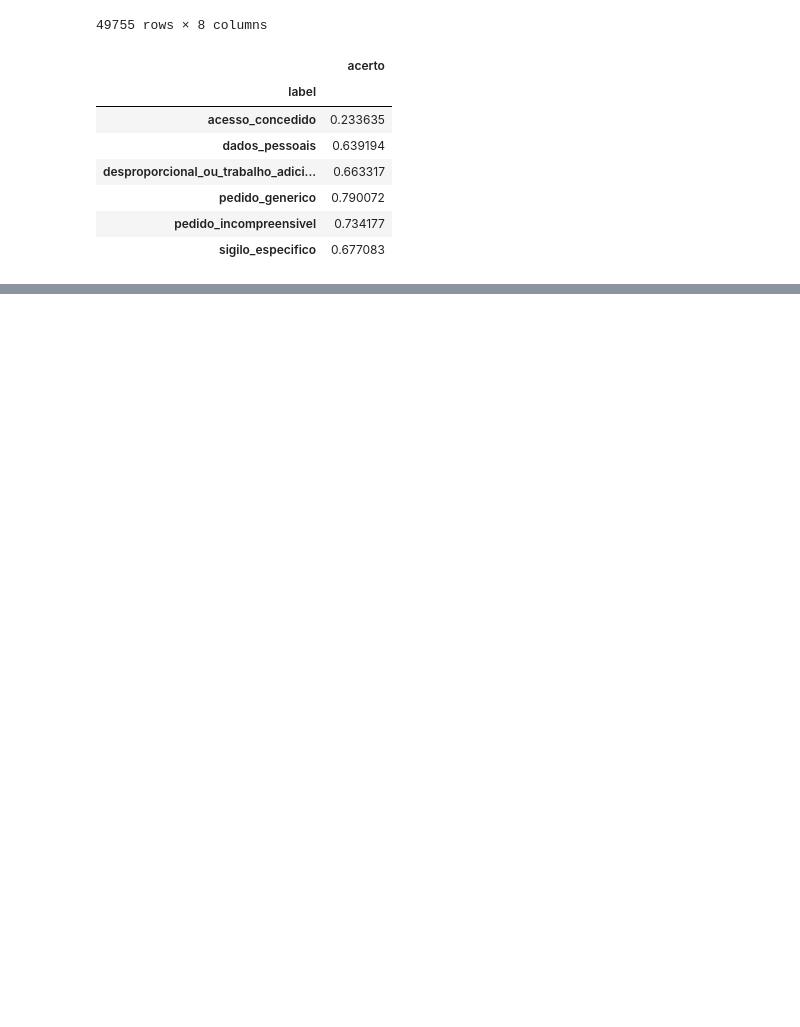
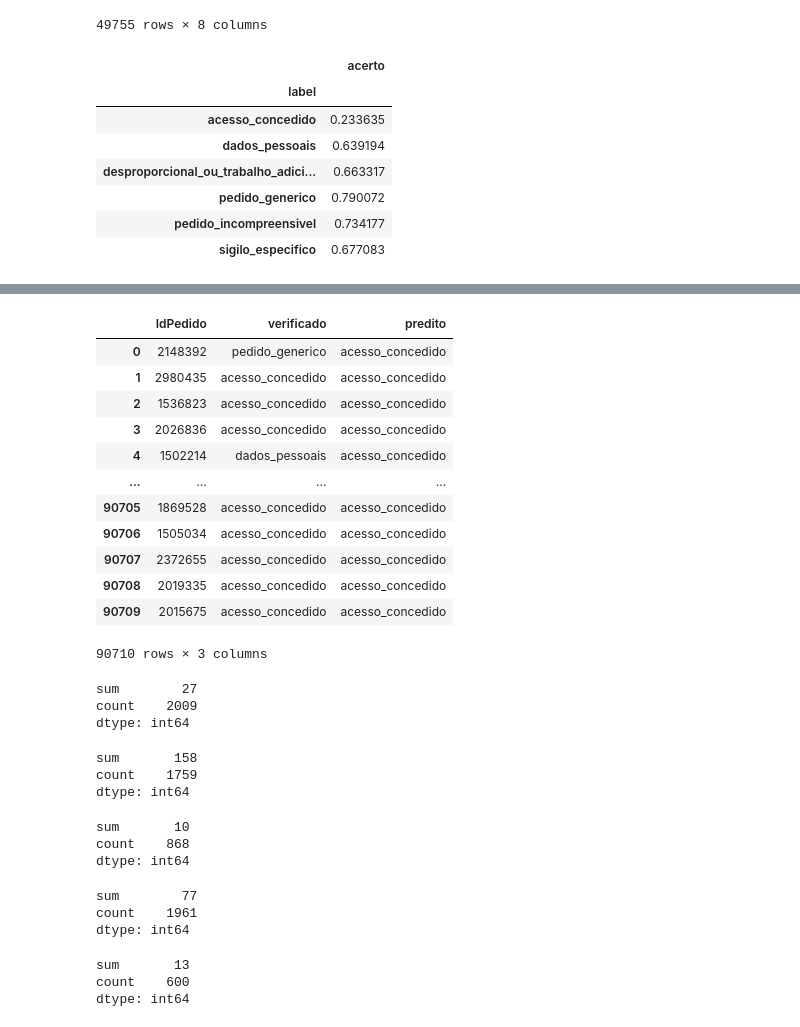
Before and after one commit to bcbernardo/anaLAIzer, a Jupyter notebook: notebooks/classifier.ipynb, the cells around one changed output, grey strips where cells are left out. Saved outputs shown, nothing was run; the diff lists cells and outputs as text; code cells hidden in the pictures; blank space fills up the shorter version.

```diff
--- a/notebooks/classifier.ipynb
+++ b/notebooks/classifier.ipynb
@@ -548,0 +596,5 @@ requests_2021.groupby("label").agg({"acerto": lambda group: sum(group)/len(group
+# %%
+X_train = pd.read_hdf(MID_DATA_DIR / "features.train.hd5", key="X_train")
+X_test = pd.read_hdf(MID_DATA_DIR / "features.test.hd5", key="X_test")
+y_train = pd.read_hdf(MID_DATA_DIR / "labels.train.hd5", key="y_train")
+y_test = pd.read_hdf(MID_DATA_DIR / "labels.test.hd5", key="y_test")
@@ -548,0 +664,47 @@ requests_2021.groupby("label").agg({"acerto": lambda group: sum(group)/len(group
+# %%
+comparison = pd.concat([y_test.rename("verificado").reset_index(), pd.Series(y_hat, name="predito")], axis=1)
+comparison
+# %% [output]
+|  | IdPedido | verificado | predito |
+| 0 | 2148392 | pedido_generico | acesso_concedido |
+| 1 | 2980435 | acesso_concedido | acesso_concedido |
+| 2 | 1536823 | acesso_concedido | acesso_concedido |
+| 3 | 2026836 | acesso_concedido | acesso_concedido |
+| 4 | 1502214 | dados_pessoais | acesso_concedido |
+| ... | ... | ... | ... |
+| 90705 | 1869528 | acesso_concedido | acesso_concedido |
+| 90706 | 1505034 | acesso_concedido | acesso_concedido |
+| 90707 | 2372655 | acesso_concedido | acesso_concedido |
+| 90708 | 2019335 | acesso_concedido | acesso_concedido |
+| 90709 | 2015675 | acesso_concedido | acesso_concedido |
+90710 rows × 3 columns
+# %%
+comparison.query("verificado=='pedido_generico'").apply(lambda row: row["verificado"]==row["predito"], axis=1).agg((sum, "count"))
+# %% [output]
+sum        27
+count    2009
+dtype: int64
+# %%
+comparison.query("verificado=='dados_pessoais'").apply(lambda row: row["verificado"]==row["predito"], axis=1).agg((sum, "count"))
+# %% [output]
+sum       158
+count    1759
+dtype: int64
+# %%
+comparison.query("verificado=='pedido_incompreensivel'").apply(lambda row: row["verificado"]==row["predito"], axis=1).agg((sum, "count"))
+# %% [output]
+sum       10
+count    868
+dtype: int64
+# %%
+comparison.query("verificado=='desproporcional_ou_trabalho_adicional'").apply(lambda row: row["verificado"]==row["predito"], axis=1).agg((sum, "count"))
+# %% [output]
+sum        77
+count    1961
+dtype: int64
+# %%
+comparison.query("verificado=='sigilo_especifico'").apply(lambda row: row["verificado"]==row["predito"], axis=1).agg((sum, "count"))
+# %% [output]
+sum       13
+count    600
+dtype: int64
```
Also changed, not shown: parts of 19 cells of this notebook, 10 other files.
